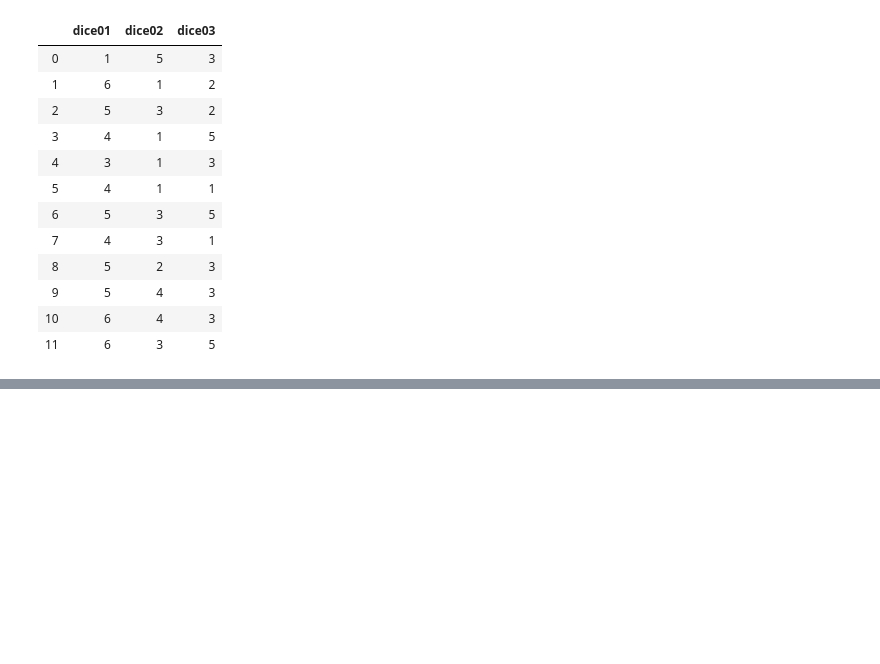
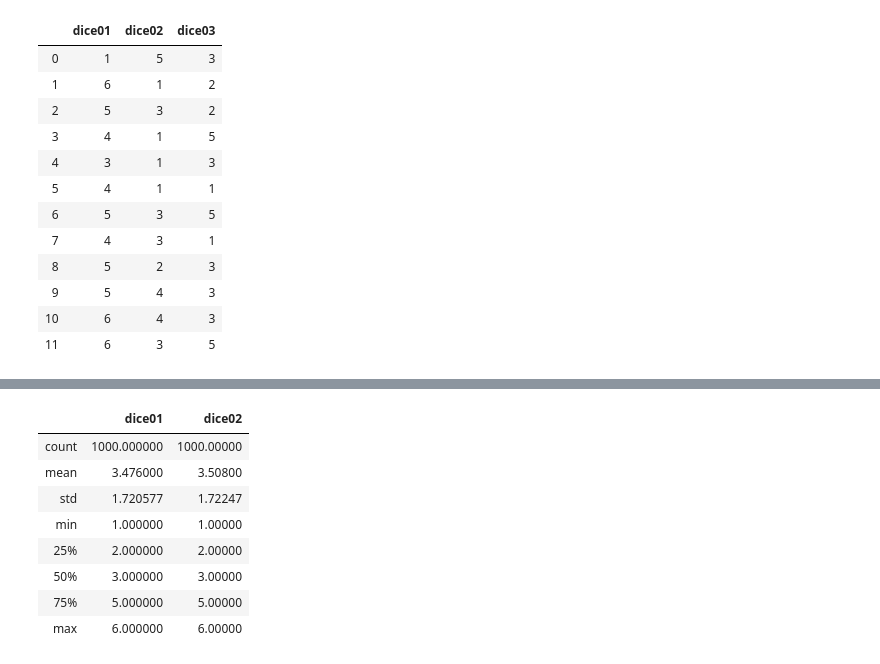
Before and after one commit to CentralEden/mlStudy, a Jupyter notebook: anaconda_tutorial.ipynb, the cells around one changed output, grey strips where cells are left out. Cells and saved outputs as stored; diff of their text form; code cells hidden in the pictures; blank space fills up the shorter version.

```diff
--- a/anaconda_tutorial.ipynb
+++ b/anaconda_tutorial.ipynb
@@ -446,0 +466,12 @@ diceDF01.append(diceDF02,ignore_index=True)
+# %%
+diceDF1000.describe()
+# %% [output]
+|  | dice01 | dice02 |
+| count | 1000.000000 | 1000.00000 |
+| mean | 3.476000 | 3.50800 |
+| std | 1.720577 | 1.72247 |
+| min | 1.000000 | 1.00000 |
+| 25% | 2.000000 | 2.00000 |
+| 50% | 3.000000 | 3.00000 |
+| 75% | 5.000000 | 5.00000 |
+| max | 6.000000 | 6.00000 |
```
Also changed, not shown: parts of 10 cells of this notebook.
